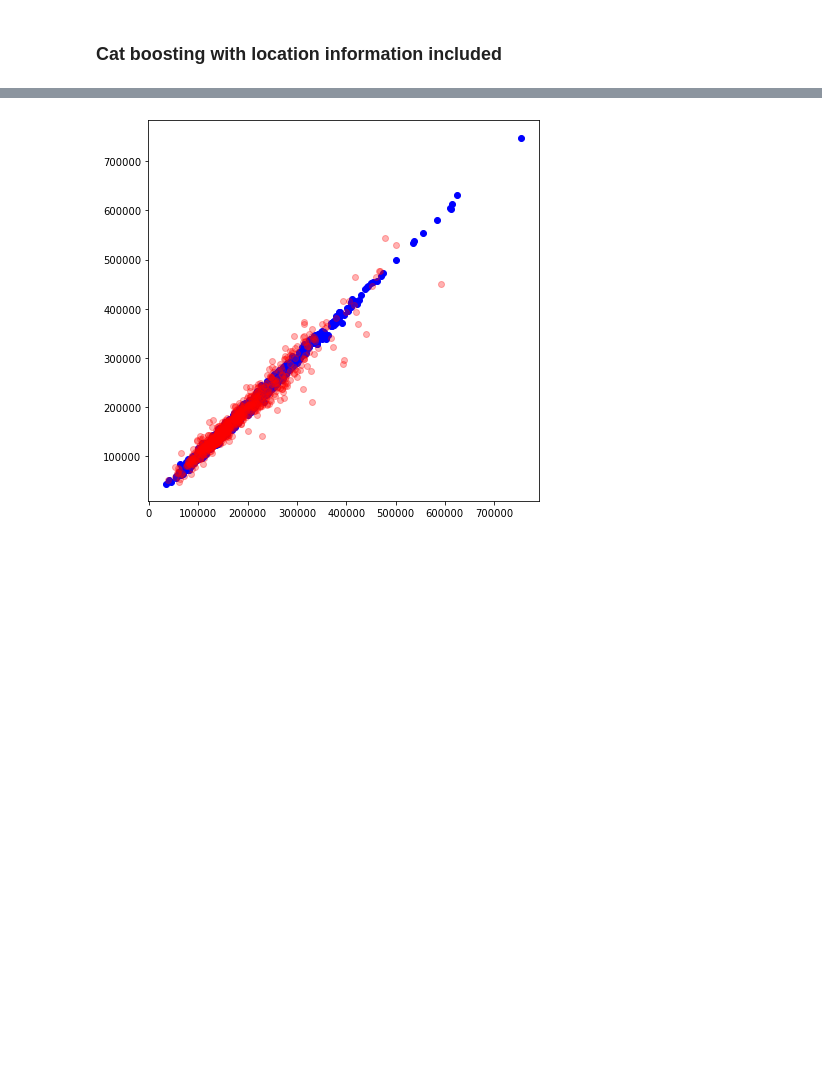
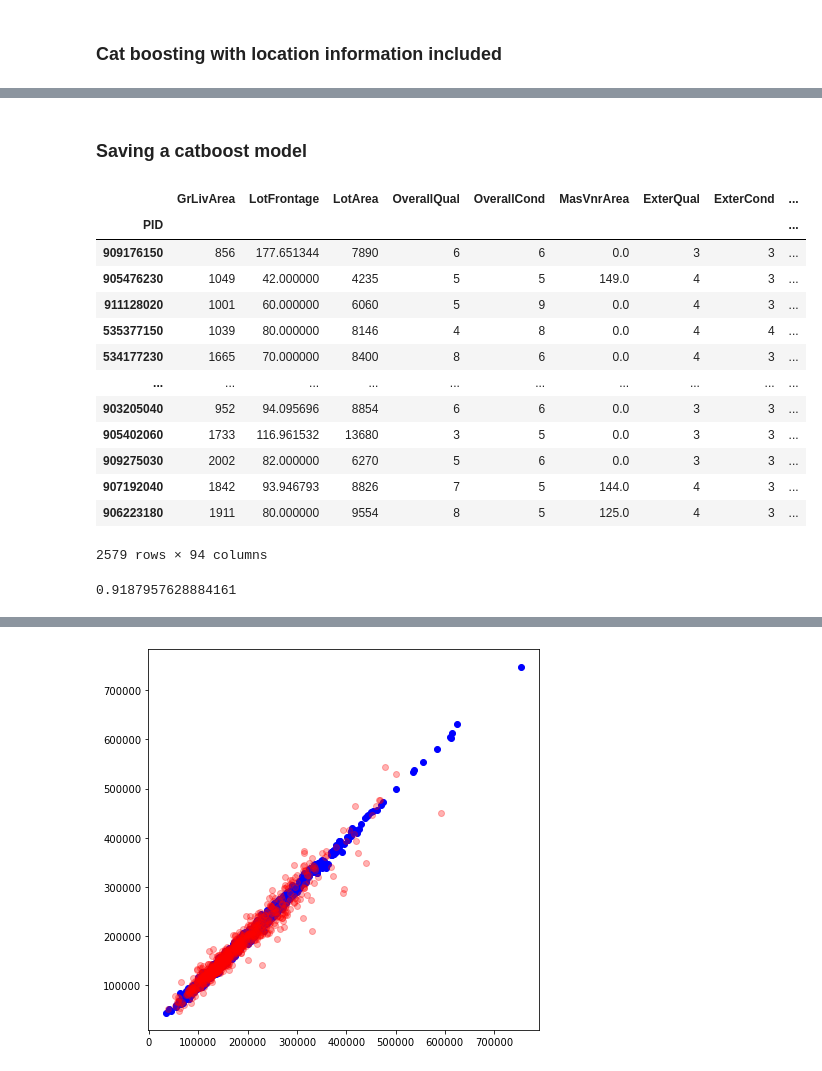
Before and after one commit to kiwymic/operation_goldfish-1, a Jupyter notebook: Hao-Wei/Gradient boosting with vicinity selection_v4.ipynb, the cells around one changed output, grey strips where cells are left out. Saved outputs shown, nothing was run; the diff lists cells and outputs as text; code cells hidden in the pictures; blank space fills up the shorter version.

```diff
--- a/Hao-Wei/Gradient boosting with vicinity selection_v4.ipynb
+++ b/Hao-Wei/Gradient boosting with vicinity selection_v4.ipynb
@@ -235,7 +228,7 @@ x_nom = x[col_nom];
 
 lencoder = LabelEncoder();
 
-temp = pd.DataFrame({"SalePrice": y});
+temp = pd.DataFrame({"SalePrice": x["SalePrice"]});
 for col_name in col_nom:
     # temp = lencoder.fit_transform(np.array(str(x[[col_name]])).reshape(-1,1));
     temp[col_name] = np.array(lencoder.fit_transform(x[col_name].astype(str))).reshape(-1,1);
@@ -256,7 +249,7 @@ x["SaleCondition"].value_counts()
 Name: SaleCondition, dtype: int64
 # %%
 # Implementing Matt's idea on 8/27
-x = x[(x["SaleCondition"] == 4) | (x["SaleCondition"] == 5)]; # 4=Normal, 5=Partial. shape=(2495, 105)
+# x = x[(x["SaleCondition"] == 4) | (x["SaleCondition"] == 5)]; # 4=Normal, 5=Partial. shape=(2495, 105)
 x.drop(["YrSold", "MoSold", "Months_Elapsed", "SaleType"], axis = 1, inplace = True); # (2495, 99)
 # %%
 y = x["SalePrice"];
@@ -298,0 +292,23 @@ Learning rate set to 0.043101
+# %% [markdown]
+### Saving a catboost model
+# %%
+temp = x.reset_index()
+# %%
+temp2 = temp.set_index("PID")
+# %%
+temp2
+# %% [output]
+|  | GrLivArea | LotFrontage | LotArea | OverallQual | OverallCond | MasVnrArea | ExterQual | ExterCond | ... |
+| PID |  |  |  |  |  |  |  |  | ... |
+| 909176150 | 856 | 177.651344 | 7890 | 6 | 6 | 0.0 | 3 | 3 | ... |
+| 905476230 | 1049 | 42.000000 | 4235 | 5 | 5 | 149.0 | 4 | 3 | ... |
+| 911128020 | 1001 | 60.000000 | 6060 | 5 | 9 | 0.0 | 4 | 3 | ... |
+| 535377150 | 1039 | 80.000000 | 8146 | 4 | 8 | 0.0 | 4 | 4 | ... |
+| 534177230 | 1665 | 70.000000 | 8400 | 8 | 6 | 0.0 | 4 | 3 | ... |
+| ... | ... | ... | ... | ... | ... | ... | ... | ... | ... |
+| 903205040 | 952 | 94.095696 | 8854 | 6 | 6 | 0.0 | 3 | 3 | ... |
+| 905402060 | 1733 | 116.961532 | 13680 | 3 | 5 | 0.0 | 3 | 3 | ... |
+| 909275030 | 2002 | 82.000000 | 6270 | 5 | 6 | 0.0 | 3 | 3 | ... |
+| 907192040 | 1842 | 93.946793 | 8826 | 7 | 5 | 144.0 | 4 | 3 | ... |
+| 906223180 | 1911 | 80.000000 | 9554 | 8 | 5 | 125.0 | 4 | 3 | ... |
+2579 rows × 94 columns
@@ -299,3 +317,9 @@ Learning rate set to 0.043101
+# %%
+lion = CatBoostRegressor();
+lion.load_model("woof.meow", "cbm")
+print(lion.score(x_test, y_test))
+# %% [output]
+0.9187957628884161
 # %%
 print(cat.score(x_train, y_train));
 print(cat.score(x_test, y_test)); # Best in the congress so far. 0.9499
```
Also changed, not shown: parts of 7 cells of this notebook, 13 other files.
